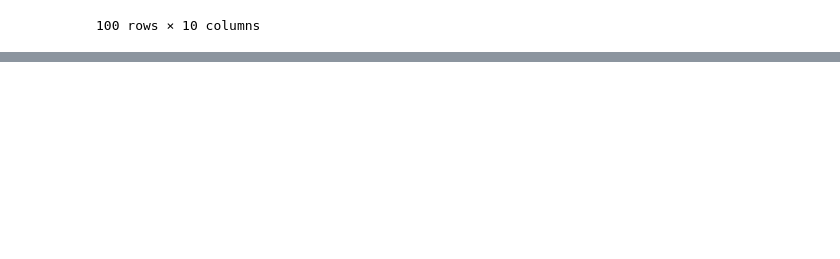
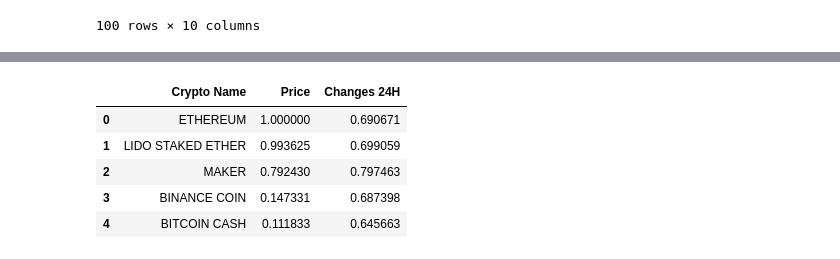
Before and after one commit to pablop11/CE_IABD, a Jupyter notebook: PIA/UNIDAD2/Actividades/Actividad2_10/Actividad2_10.ipynb, the cells around one changed output, grey strips where cells are left out. Saved outputs shown, nothing was run; the diff lists cells and outputs as text; code cells hidden in the pictures; blank space fills up the shorter version.

```diff
--- a/PIA/UNIDAD2/Actividades/Actividad2_10/Actividad2_10.ipynb
+++ b/PIA/UNIDAD2/Actividades/Actividad2_10/Actividad2_10.ipynb
@@ -65,0 +84,15 @@ recibir_num(36982.00)
+# %%
+from sklearn.preprocessing import MinMaxScaler, RobustScaler
+
+escalador = MinMaxScaler()
+
+df_norm[["Price", "Changes 24H"]] = escalador.fit_transform(df_norm[["Price", "Changes 24H"]])
+
+df_norm.head()
+# %% [output]
+|  | Crypto Name | Price | Changes 24H |
+| 0 | ETHEREUM | 1.000000 | 0.690671 |
+| 1 | LIDO STAKED ETHER | 0.993625 | 0.699059 |
+| 2 | MAKER | 0.792430 | 0.797463 |
+| 3 | BINANCE COIN | 0.147331 | 0.687398 |
+| 4 | BITCOIN CASH | 0.111833 | 0.645663 |
```
Also changed, not shown: parts of 4 cells of this notebook.
